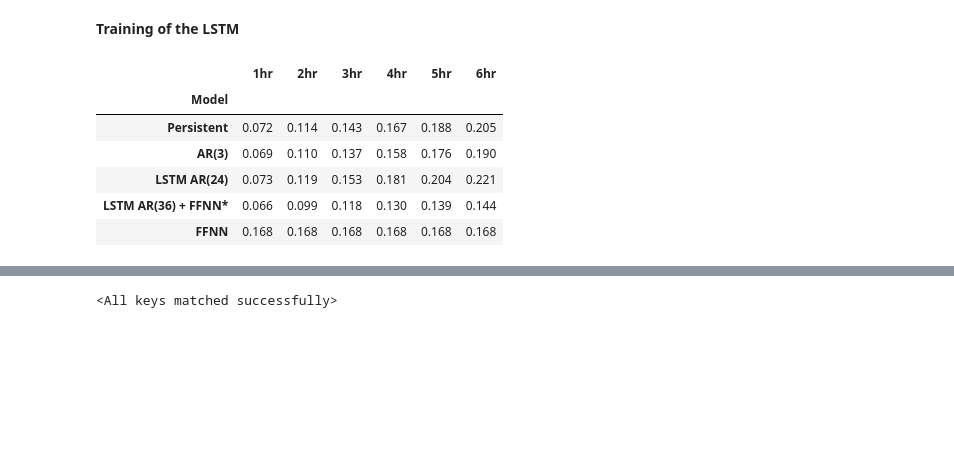
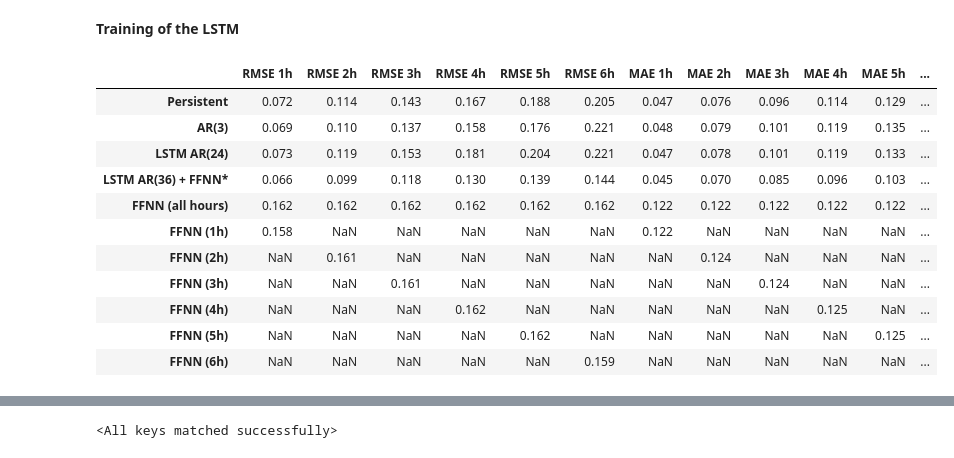
Before and after one commit to GilliGit/WindForecastingCompetition, a Jupyter notebook: Models/Intra day/Plots_and_tables.ipynb, the cells around one changed output, grey strips where cells are left out. Saved outputs shown, nothing was run; the diff lists cells and outputs as text; code cells hidden in the pictures; blank space fills up the shorter version.

```diff
--- a/Models/Intra day/Plots_and_tables.ipynb
+++ b/Models/Intra day/Plots_and_tables.ipynb
@@ -341,13 +340,18 @@ class EarlyStopping:
 # %% [markdown]
 **Training of the LSTM**
 # %%
-ExelResults = pd.read_excel('Comparison_models_intraday.xlsx', index_col= 0, header = None , names = 'Model 1hr 2hr 3hr 4hr 5hr 6hr'.split() )
+ExelResults = pd.read_excel('Comparison_models_intraday.xlsx', index_col= 0)#, header = None , names = 'Model 1hr 2hr 3hr 4hr 5hr 6hr'.split() )
 ExelResults
 # %% [output]
-|  | 1hr | 2hr | 3hr | 4hr | 5hr | 6hr |
-| Model |  |  |  |  |  |  |
-| Persistent | 0.072 | 0.114 | 0.143 | 0.167 | 0.188 | 0.205 |
-| AR(3) | 0.069 | 0.110 | 0.137 | 0.158 | 0.176 | 0.190 |
-| LSTM AR(24) | 0.073 | 0.119 | 0.153 | 0.181 | 0.204 | 0.221 |
-| LSTM AR(36) + FFNN* | 0.066 | 0.099 | 0.118 | 0.130 | 0.139 | 0.144 |
-| FFNN | 0.168 | 0.168 | 0.168 | 0.168 | 0.168 | 0.168 |
+|  | RMSE 1h | RMSE 2h | RMSE 3h | RMSE 4h | RMSE 5h | RMSE 6h | MAE 1h | MAE 2h | MAE 3h | MAE 4h | MAE 5h | ... |
+| Persistent | 0.072 | 0.114 | 0.143 | 0.167 | 0.188 | 0.205 | 0.047 | 0.076 | 0.096 | 0.114 | 0.129 | ... |
+| AR(3) | 0.069 | 0.110 | 0.137 | 0.158 | 0.176 | 0.221 | 0.048 | 0.079 | 0.101 | 0.119 | 0.135 | ... |
+| LSTM AR(24) | 0.073 | 0.119 | 0.153 | 0.181 | 0.204 | 0.221 | 0.047 | 0.078 | 0.101 | 0.119 | 0.133 | ... |
+| LSTM AR(36) + FFNN* | 0.066 | 0.099 | 0.118 | 0.130 | 0.139 | 0.144 | 0.045 | 0.070 | 0.085 | 0.096 | 0.103 | ... |
+| FFNN (all hours) | 0.162 | 0.162 | 0.162 | 0.162 | 0.162 | 0.162 | 0.122 | 0.122 | 0.122 | 0.122 | 0.122 | ... |
+| FFNN (1h) | 0.158 | NaN | NaN | NaN | NaN | NaN | 0.122 | NaN | NaN | NaN | NaN | ... |
+| FFNN (2h) | NaN | 0.161 | NaN | NaN | NaN | NaN | NaN | 0.124 | NaN | NaN | NaN | ... |
+| FFNN (3h) | NaN | NaN | 0.161 | NaN | NaN | NaN | NaN | NaN | 0.124 | NaN | NaN | ... |
+| FFNN (4h) | NaN | NaN | NaN | 0.162 | NaN | NaN | NaN | NaN | NaN | 0.125 | NaN | ... |
+| FFNN (5h) | NaN | NaN | NaN | NaN | 0.162 | NaN | NaN | NaN | NaN | NaN | 0.125 | ... |
+| FFNN (6h) | NaN | NaN | NaN | NaN | NaN | 0.159 | NaN | NaN | NaN | NaN | NaN | ... |
```
Also changed, not shown: parts of 23 cells of this notebook.
